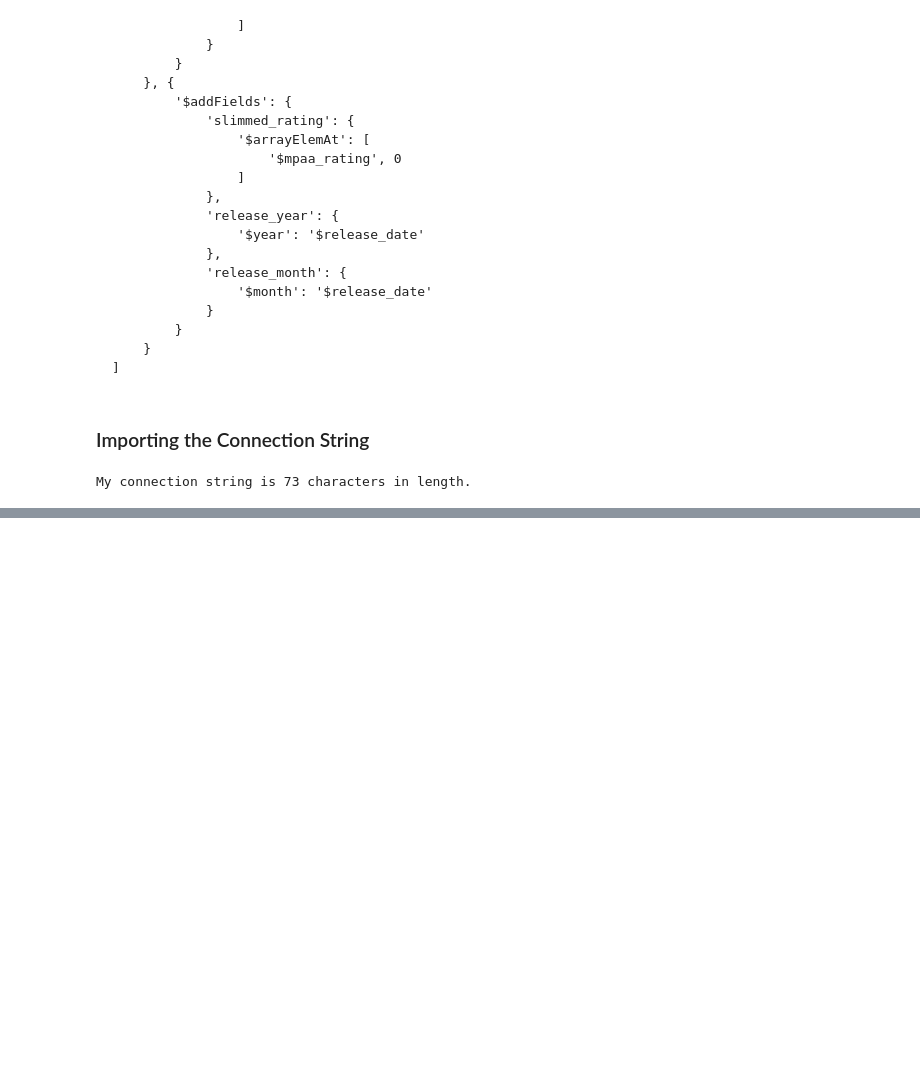
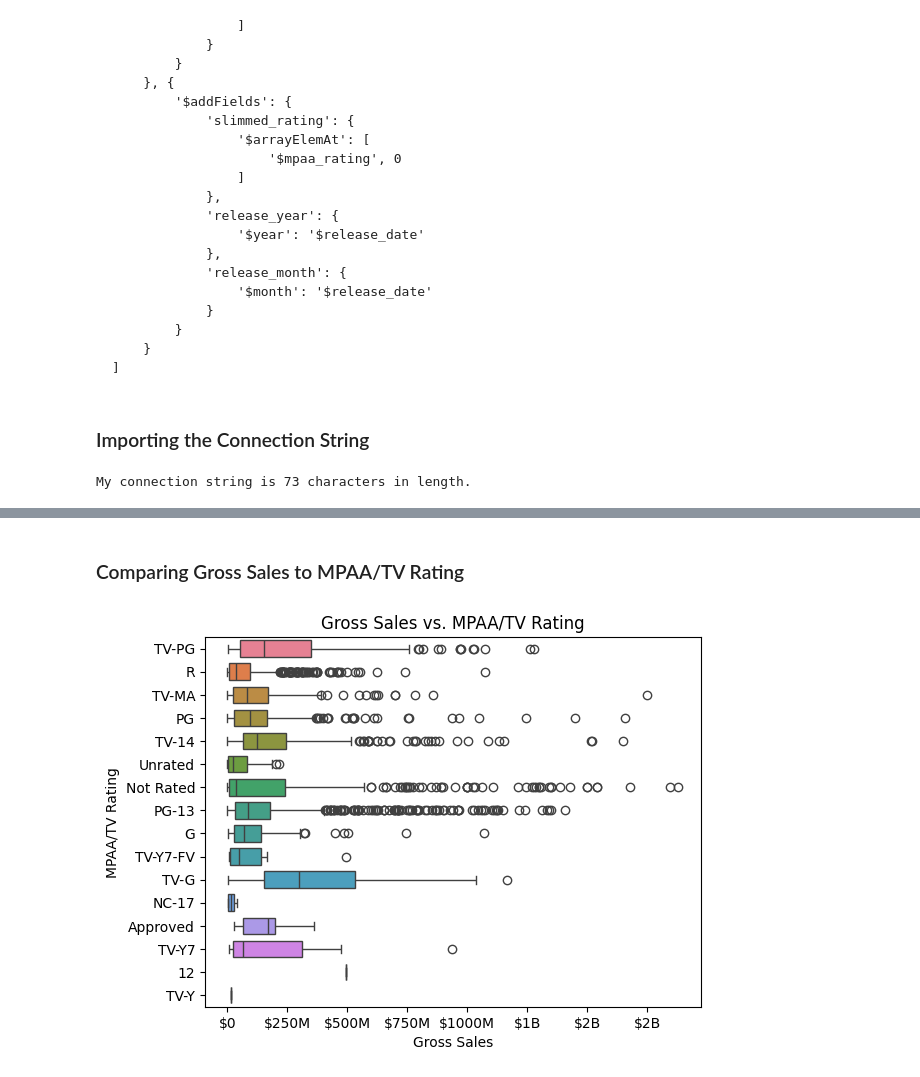
Before and after one commit to brandon-connors/DA-320, a Jupyter notebook: Connors - Practical Dashboards.ipynb, the cells around one changed output, grey strips where cells are left out. Cells and saved outputs as stored; diff of their text form; code cells hidden in the pictures; blank space fills up the shorter version.

```diff
--- a/Connors - Practical Dashboards.ipynb
+++ b/Connors - Practical Dashboards.ipynb
@@ -188,0 +203,27 @@ My resulting table has 817 results
+# %% [markdown]
+### Comparing Gross Sales to MPAA/TV Rating
+# %%
+# Executing a query of all the movies that have a gross sales amount listed and is less than 2e9, which I found through experimentation to exclude any significant outliers that could be the result of currency issues discovered in the previous assignment
+grossSalesCursor = da320_database["IMDB_Pipeline_View"].find({'gross_sales': {'$lt': 2e9}})
+imdbGrossSales = pd.DataFrame(grossSalesCursor)
+
+# A custom formatter for currency, this code copied from the professor's sample code
+def format_currency(amount, _):
+    if amount > 1_000_000_000_000:
+        return f"${round(amount / 1_000_000_000_000)}T"
+    elif amount > 1_000_000_000:
+        return f"${round(amount / 1_000_000_000)}B"
+    elif amount > 1_000_000:
+        return f"${round(amount / 1_000_000)}M"
+    elif amount > 1_000:
+        return f"${round(amount / 1_000)}K"
+    else:
+        return f"${round(amount)}"
+
+
+# Plotting the data on a box plot to show the average ranges (and outliers) of the sales when broken down by MPAA/TV Rating, uses the currency formatter to change the display on the x-axis
+ax = sns.boxplot(data=imdbGrossSales, x="gross_sales", y="slimmed_rating", gap=.1, hue="slimmed_rating", legend=False)
+ax.set(title="Gross Sales vs. MPAA/TV Rating", xlabel="Gross Sales", ylabel="MPAA/TV Rating")
+plt.gca().xaxis.set_major_formatter(format_currency)
+# %% [output]
+[figure, added]
```
Also changed, not shown: parts of 11 cells of this notebook.
